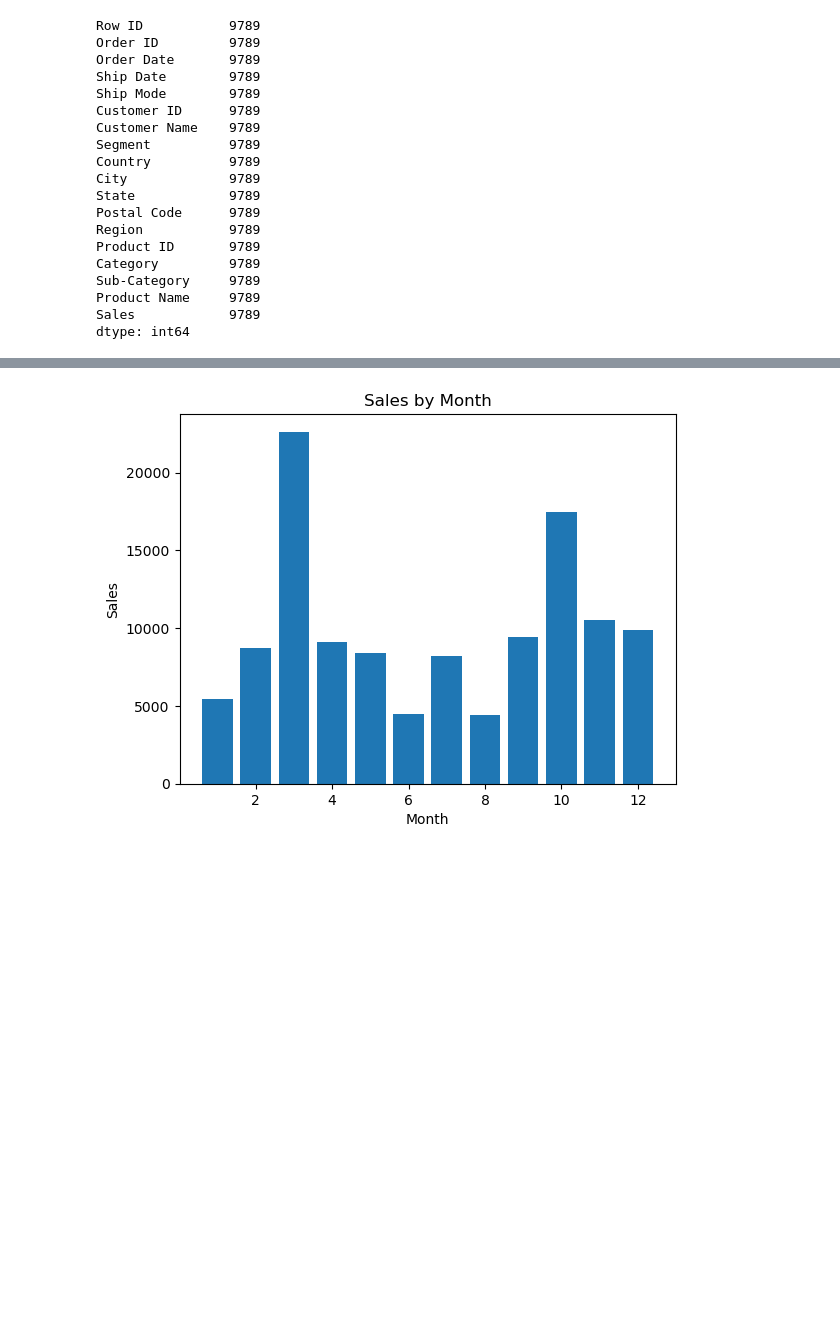
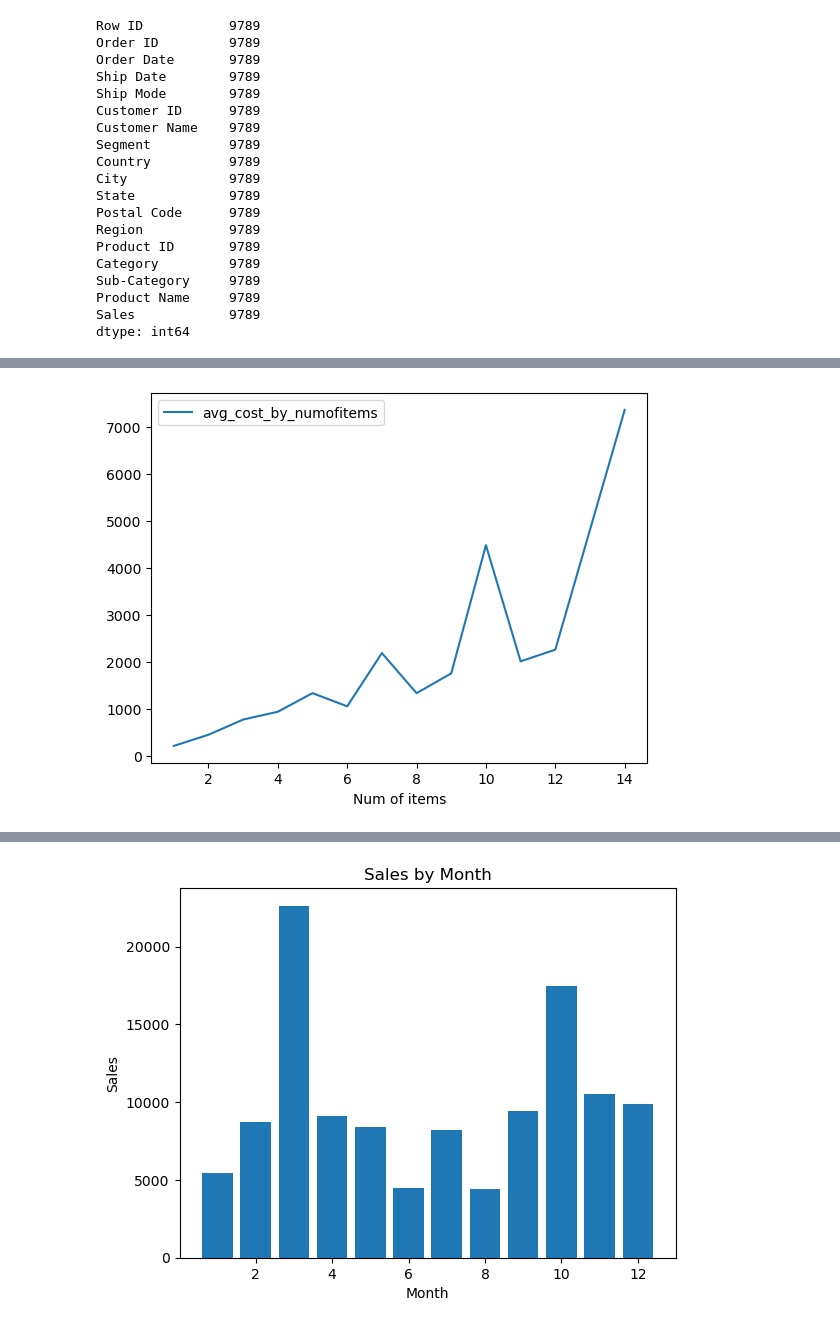
Before and after one commit to Czoperda/project-1, a Jupyter notebook: Sales Data Project.ipynb, the cells around one changed output, grey strips where cells are left out. Drawn from its saved outputs; the diff is of its cells as text; code cells hidden in the pictures; blank space fills up the shorter version.

```diff
--- a/Sales Data Project.ipynb
+++ b/Sales Data Project.ipynb
@@ -87,3 +100,18 @@ dtype: int64
+# %%
+# Avg Cost by number of items purchased
+
+num_of_orders = sales_df.groupby('Order ID')["Order ID"].value_counts().to_frame('Num of items').reset_index()
+
+total_sales_cost = sales_df.groupby('Order ID')["Sales"].sum().to_frame('Total cost').reset_index()
+
+
+order_df = pd.merge(num_of_orders, total_sales_cost, on='Order ID')
+
+avg_sales_df =order_df.groupby('Num of items')["Total cost"].mean().to_frame('avg_cost_by_numofitems').reset_index()
+
+lines = avg_sales_df.plot.line(x="Num of items",y="avg_cost_by_numofitems")
+# %% [output]
+[figure, added]
 # %%
 # What products/sales are the most popular during specific times of the year?
 
```
Also changed, not shown: parts of 9 cells of this notebook, 1 other file.
